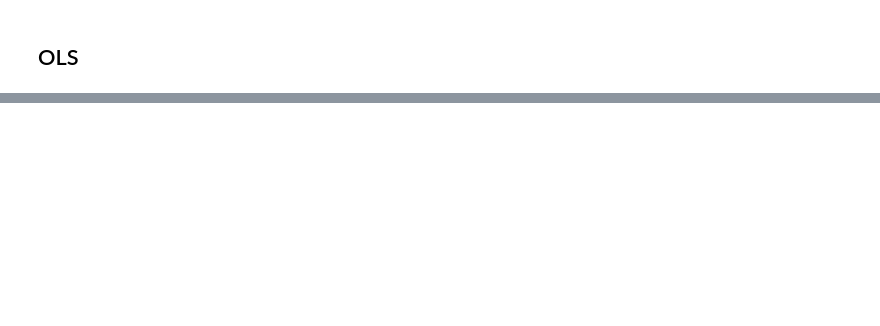
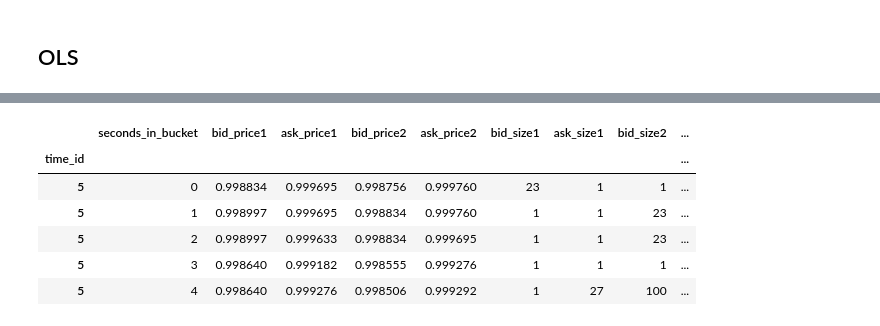
Before and after one commit to Dr4k3z/realized-vol, a Jupyter notebook: ols.ipynb, the cells around one changed output, grey strips where cells are left out. Cells and saved outputs as stored; diff of their text form; code cells hidden in the pictures; blank space fills up the shorter version.

```diff
--- a/ols.ipynb
+++ b/ols.ipynb
@@ -208,0 +200,13 @@ np.float64(0.24998571682357393)
+# %%
+CHTR = "optiver-realized-volatility-prediction/book_train.parquet/stock_id=61"
+CHTR = wap(CHTR)
+CHTR.set_index("time_id", inplace = True)
+CHTR.head()
+# %% [output]
+|  | seconds_in_bucket | bid_price1 | ask_price1 | bid_price2 | ask_price2 | bid_size1 | ask_size1 | bid_size2 | ... |
+| time_id |  |  |  |  |  |  |  |  | ... |
+| 5 | 0 | 0.998834 | 0.999695 | 0.998756 | 0.999760 | 23 | 1 | 1 | ... |
+| 5 | 1 | 0.998997 | 0.999695 | 0.998834 | 0.999760 | 1 | 1 | 23 | ... |
+| 5 | 2 | 0.998997 | 0.999633 | 0.998834 | 0.999695 | 1 | 1 | 23 | ... |
+| 5 | 3 | 0.998640 | 0.999182 | 0.998555 | 0.999276 | 1 | 1 | 1 | ... |
+| 5 | 4 | 0.998640 | 0.999276 | 0.998506 | 0.999292 | 1 | 27 | 100 | ... |
```
Also changed, not shown: parts of 18 cells of this notebook, 14 other files.
